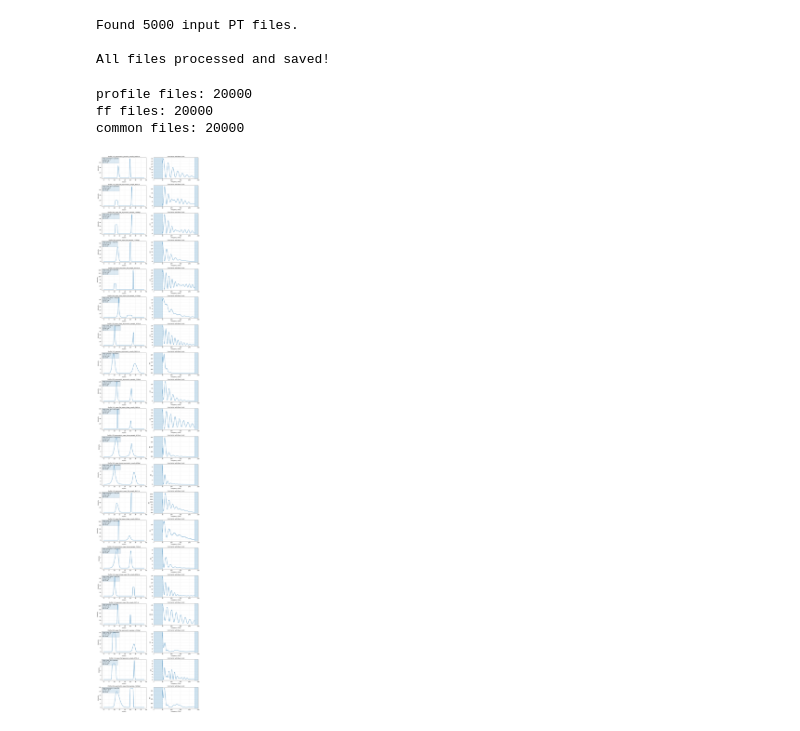
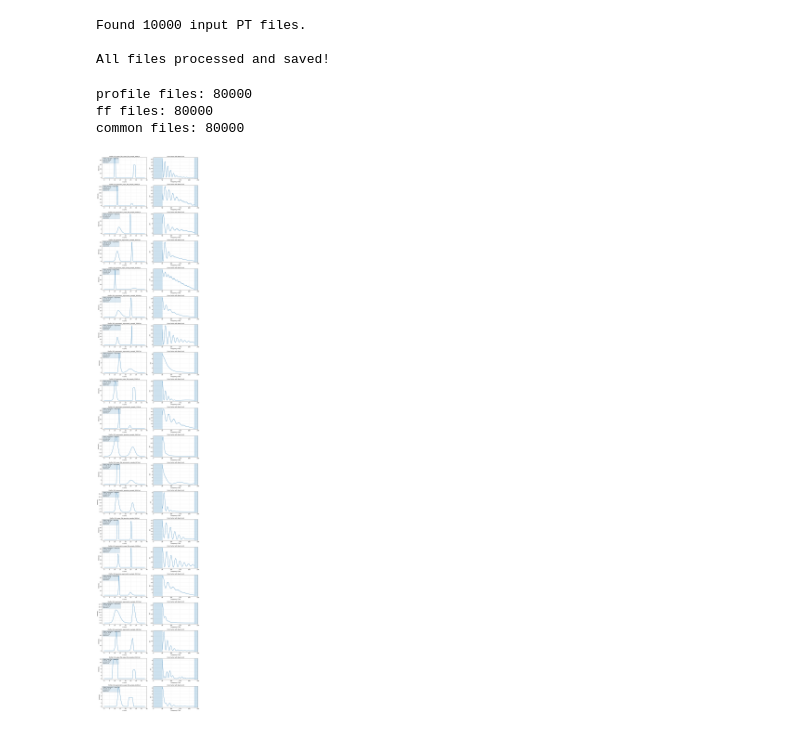
Before and after one commit to zewu-bi/Dilated_ResNet_phase_retrieval, a Jupyter notebook: form_factor_calculator.ipynb, the cells around one changed output. Saved outputs shown, nothing was run; the diff lists cells and outputs as text; code cells hidden in the pictures.

```diff
--- a/form_factor_calculator.ipynb
+++ b/form_factor_calculator.ipynb
@@ -11,8 +11,8 @@ from src.form_factor_utils import (
     resample_to_fixed_length,
 )
 # %%
-input_folder  = "./generated_beam_profile/G1_g_f_s_a/"
-output_folder = "./calculated_form_factor/G1_g_f_s_a/"
+input_folder  = "./generated_beam_profile/G1_10000/"
+output_folder = "./calculated_form_factor/G1_10000/"
 
 os.makedirs(output_folder, exist_ok=True)
 
@@ -82,15 +82,15 @@ for fname in csv_files:
 
 print("\nAll files processed and saved!")
 # %% [output]
-Found 5000 input PT files.
+Found 10000 input PT files.
 
 All files processed and saved!
 # %%
 os.environ["KMP_DUPLICATE_LIB_OK"] = "TRUE"
 
 # ====== 改这里 ======
-profile_folder = "./generated_beam_profile/G2_g_f_s_a/"
-ff_folder      = "./calculated_form_factor/G2_g_f_s_a/"
+profile_folder = "./generated_beam_profile/G2_80000/"
+ff_folder      = "./calculated_form_factor/G2_80000/"
 n_show = 20
 seed = 42
 
@@ -154,34 +154,34 @@ else:
             "\n".join(info),
             transform=ax1.transAxes,
             va="top",
             ha="left",
             fontsize=8.5,
             bbox=dict(boxstyle="round", alpha=0.15)
         )
 
         # 右图：form factor + band-limit 遮挡
         ax2 = axes[i, 1]
         ax2.plot(freq, F2, linewidth=1.5)
 
         ax2.set_xlim(f_min, f_max)
 
         # 蓝色半透明遮挡区：0-50 和 230-300 THz
         ax2.axvspan(f_min, band_low, alpha=0.22)
         ax2.axvspan(band_high, f_max, alpha=0.22)
 
         # 标出 band-limit 边界
         ax2.axvline(band_low, linestyle="--", linewidth=1.0, alpha=0.8)
         ax2.axvline(band_high, linestyle="--", linewidth=1.0, alpha=0.8)
 
         ax2.set_title("Form Factor with Band Limit", fontsize=10)
         ax2.set_xlabel("Frequency (THz)")
         ax2.set_ylabel("|F|²")
         ax2.grid(True, alpha=0.3)
 
     plt.tight_layout()
     plt.show()
 # %% [output]
-profile files: 20000
-ff files: 20000
-common files: 20000
+profile files: 80000
+ff files: 80000
+common files: 80000
-[figure, old version]
+[figure, new version]
```
Also changed, not shown: 9 other files.
